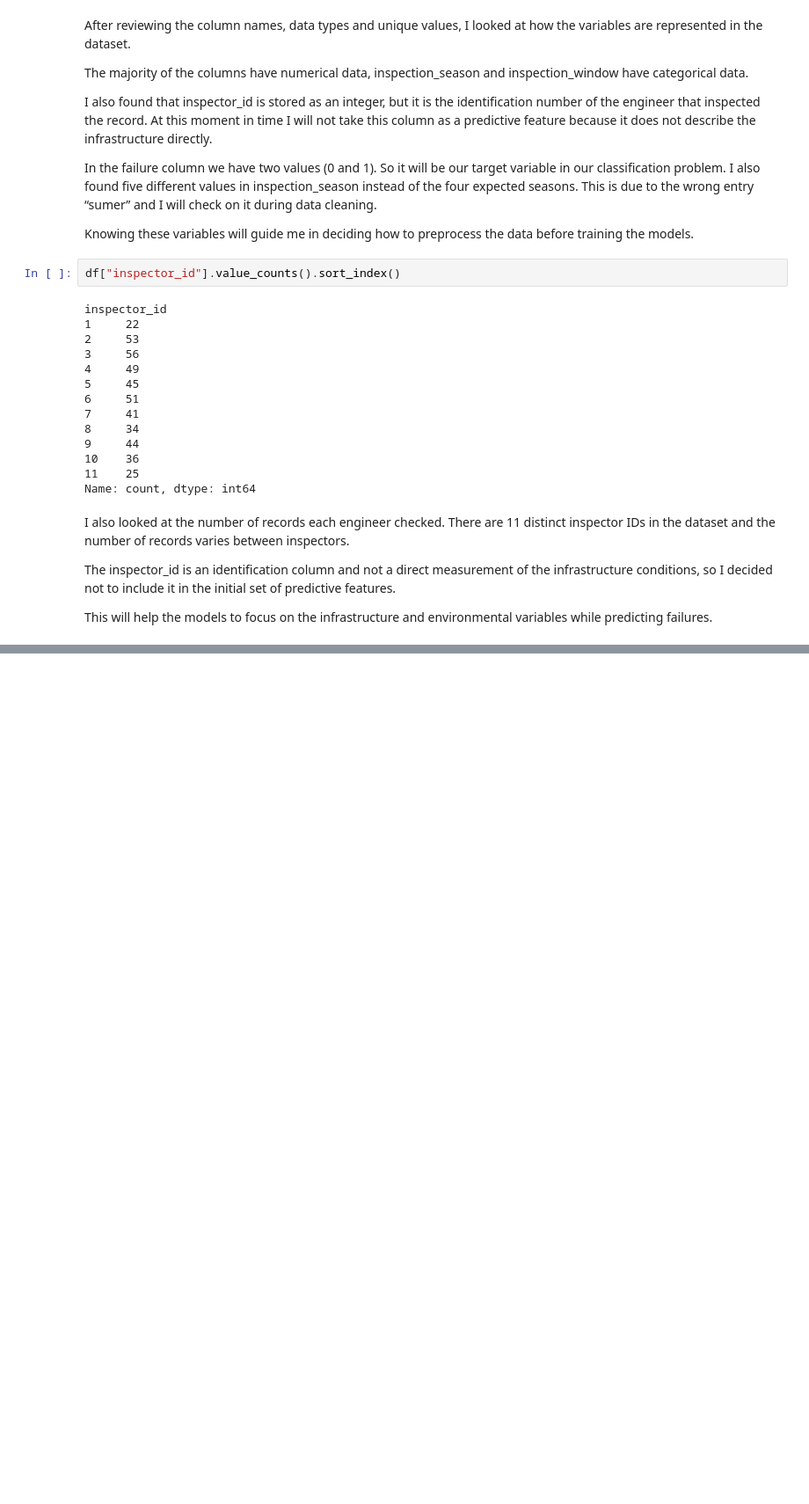
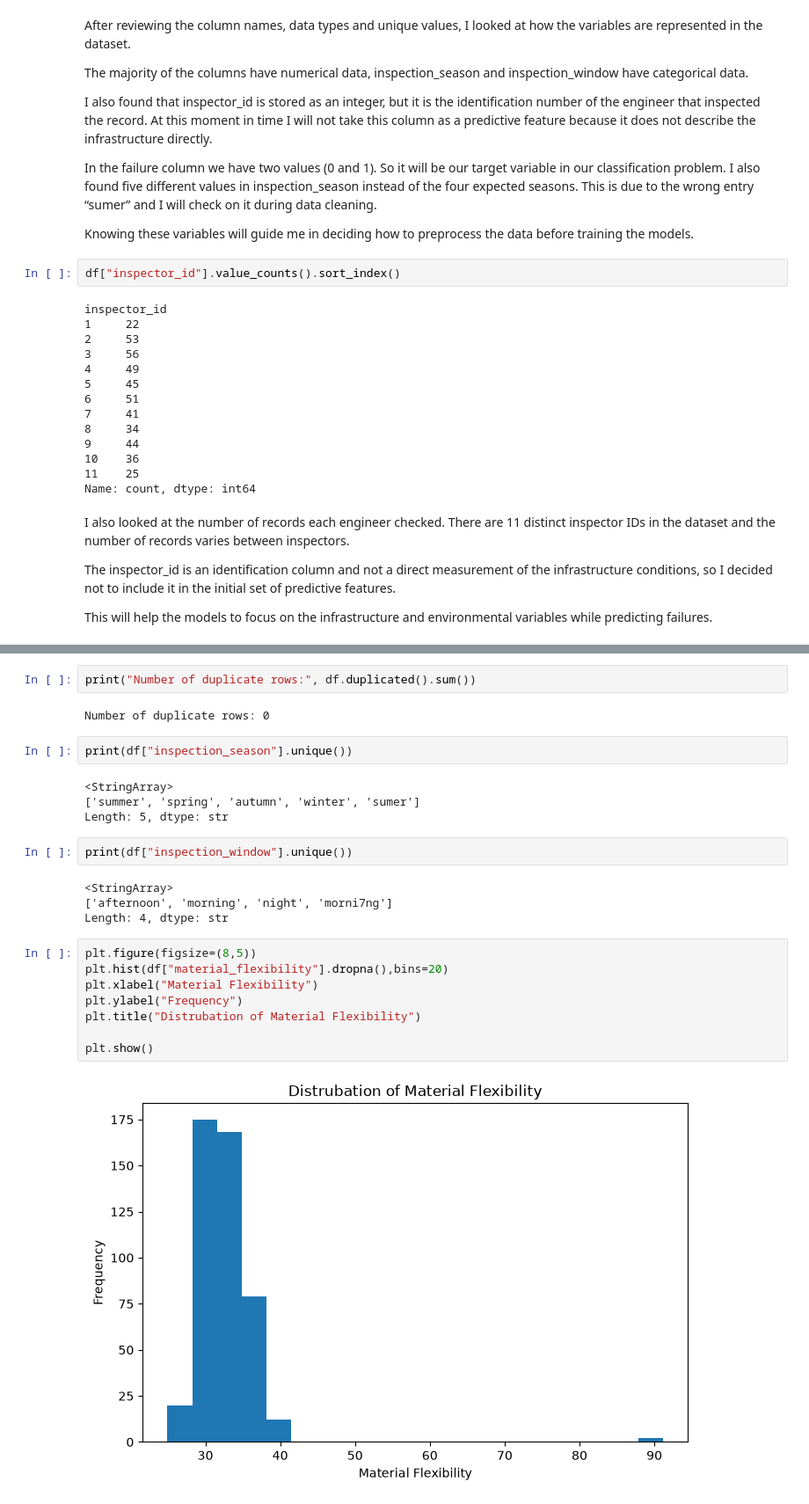
Before and after one commit to GoneVamshi/urban-infrastructure-ml, a Jupyter notebook: notebooks/analysis.ipynb, the cells around one changed output, grey strips where cells are left out. Shown at 88% size. Drawn from its saved outputs; the diff is of its cells as text; blank space fills up the shorter version.

```diff
--- a/notebooks/analysis.ipynb
+++ b/notebooks/analysis.ipynb
@@ -184,0 +228,26 @@ This will help the models to focus on the infrastructure and environmental varia
+# %%
+print("Number of duplicate rows:", df.duplicated().sum())
+# %% [output]
+Number of duplicate rows: 0
+# %%
+print(df["inspection_season"].unique())
+# %% [output]
+<StringArray>
+['summer', 'spring', 'autumn', 'winter', 'sumer']
+Length: 5, dtype: str
+# %%
+print(df["inspection_window"].unique())
+# %% [output]
+<StringArray>
+['afternoon', 'morning', 'night', 'morni7ng']
+Length: 4, dtype: str
+# %%
+plt.figure(figsize=(8,5))
+plt.hist(df["material_flexibility"].dropna(),bins=20)
+plt.xlabel("Material Flexibility")
+plt.ylabel("Frequency")
+plt.title("Distrubation of Material Flexibility")
+
+plt.show()
+# %% [output]
+[figure, added]
```
Also changed, not shown: parts of 15 cells of this notebook.
